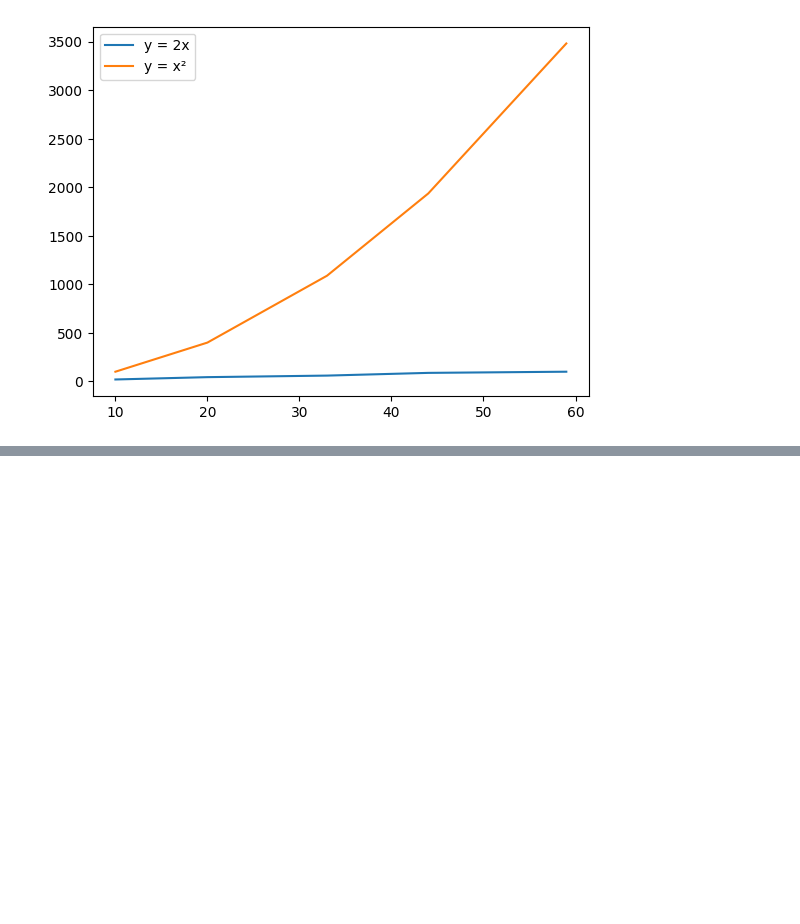
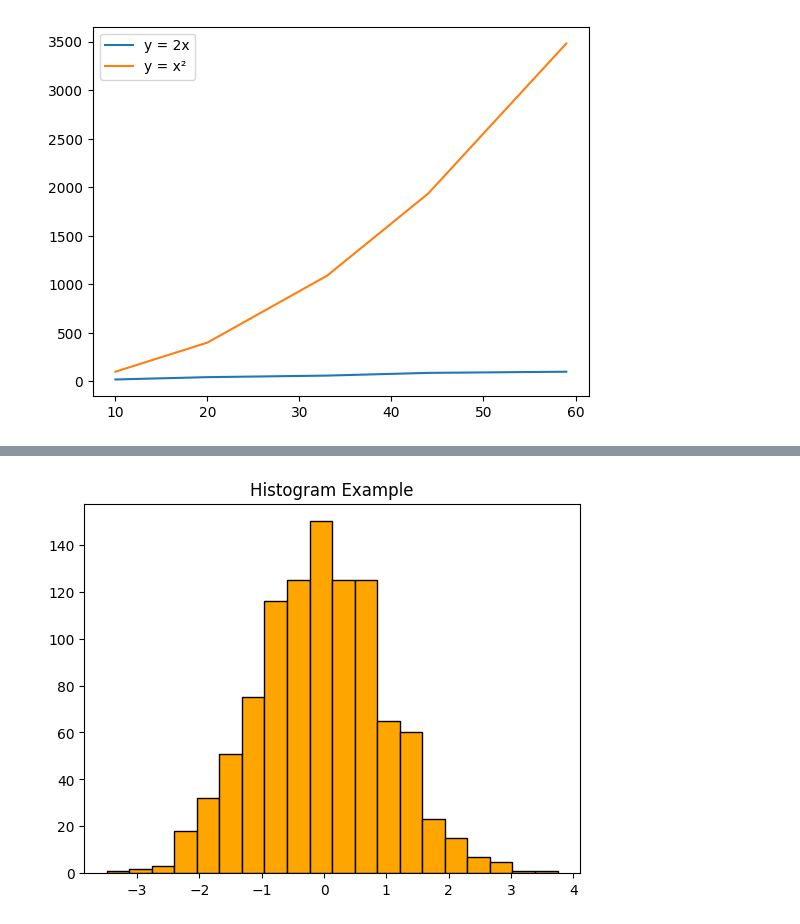
Before and after one commit to alokpandey098/Data-analyst, a Jupyter notebook: 8-Data Analysis With Python/8.5-Matplotlib.ipynb, the cells around one changed output, grey strips where cells are left out. Cells and saved outputs as stored; diff of their text form; code cells hidden in the pictures; blank space fills up the shorter version.

```diff
--- a/8-Data Analysis With Python/8.5-Matplotlib.ipynb
+++ b/8-Data Analysis With Python/8.5-Matplotlib.ipynb
@@ -59,0 +79,9 @@ plt.show()
+# %%
+# Histogram
+import numpy as np
+data = np.random.randn(1000)
+plt.hist(data, bins=20, color='orange', edgecolor='black')
+plt.title("Histogram Example")
+plt.show()
+# %% [output]
+[figure, added]
```
Also changed, not shown: parts of 16 cells of this notebook.
